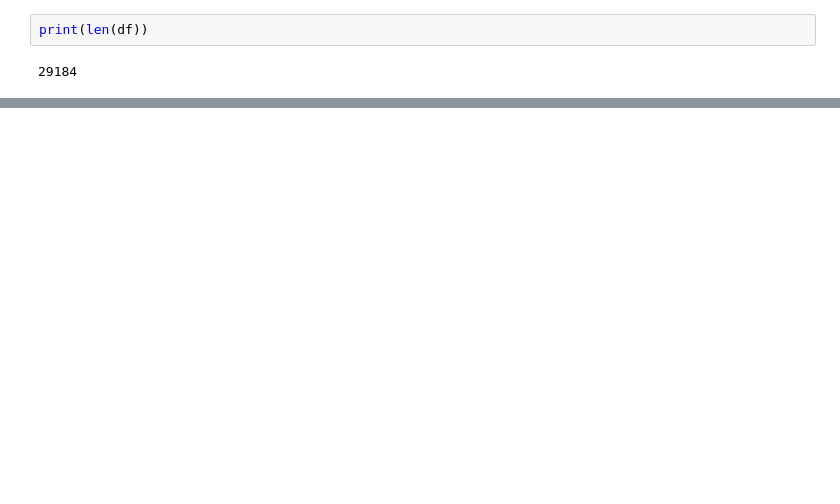
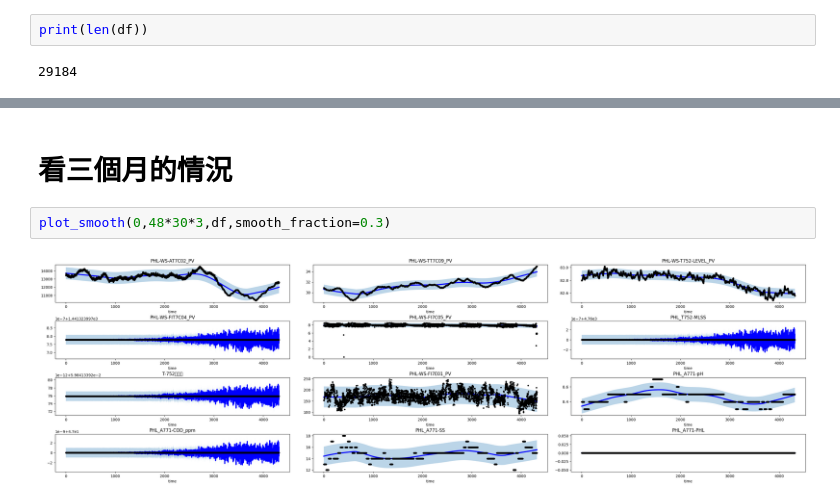
Before and after one commit to skywalker0803r/Wastewater-Biological-Treatment, a Jupyter notebook: Observation_time_delay.ipynb, the cells around one changed output, grey strips where cells are left out. Cells and saved outputs as stored; diff of their text form; blank space fills up the shorter version.

```diff
--- a/Observation_time_delay.ipynb
+++ b/Observation_time_delay.ipynb
@@ -200,0 +197,6 @@ plot_smooth(0,500,df)
+# %% [markdown]
+# 看三個月的情況
+# %%
+plot_smooth(0,48*30*3,df,smooth_fraction=0.3)
+# %% [output]
+[figure, added]
```
Also changed, not shown: parts of 11 cells of this notebook.
